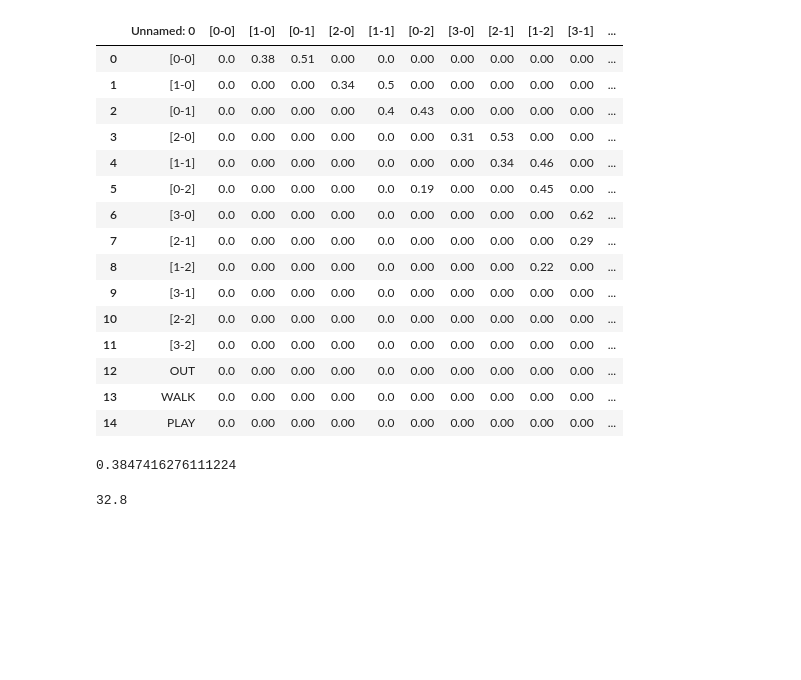
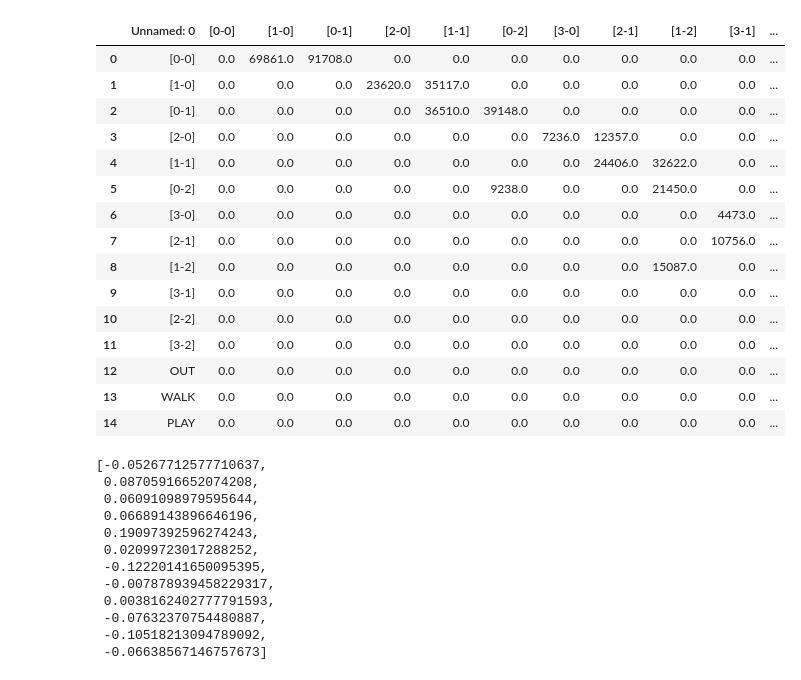
Before and after one commit to Lil-Crouton/markov-pitching-model, a Jupyter notebook: markov_plot.ipynb, the cells around one changed output. Cells and saved outputs as stored; diff of their text form; code cells hidden in the pictures; blank space fills up the shorter version.

```diff
--- a/markov_plot.ipynb
+++ b/markov_plot.ipynb
@@ -7,30 +8,23 @@ import plotly.offline as pyo
-# %%
-df = pd.read_csv('master_df.csv')
-df.round(2)
-# %% [output]
-|  | Unnamed: 0 | [0-0] | [1-0] | [0-1] | [2-0] | [1-1] | [0-2] | [3-0] | [2-1] | [1-2] | [3-1] | ... |
-| 0 | [0-0] | 0.0 | 0.38 | 0.51 | 0.00 | 0.0 | 0.00 | 0.00 | 0.00 | 0.00 | 0.00 | ... |
-| 1 | [1-0] | 0.0 | 0.00 | 0.00 | 0.34 | 0.5 | 0.00 | 0.00 | 0.00 | 0.00 | 0.00 | ... |
-| 2 | [0-1] | 0.0 | 0.00 | 0.00 | 0.00 | 0.4 | 0.43 | 0.00 | 0.00 | 0.00 | 0.00 | ... |
-| 3 | [2-0] | 0.0 | 0.00 | 0.00 | 0.00 | 0.0 | 0.00 | 0.31 | 0.53 | 0.00 | 0.00 | ... |
-| 4 | [1-1] | 0.0 | 0.00 | 0.00 | 0.00 | 0.0 | 0.00 | 0.00 | 0.34 | 0.46 | 0.00 | ... |
-| 5 | [0-2] | 0.0 | 0.00 | 0.00 | 0.00 | 0.0 | 0.19 | 0.00 | 0.00 | 0.45 | 0.00 | ... |
-| 6 | [3-0] | 0.0 | 0.00 | 0.00 | 0.00 | 0.0 | 0.00 | 0.00 | 0.00 | 0.00 | 0.62 | ... |
-| 7 | [2-1] | 0.0 | 0.00 | 0.00 | 0.00 | 0.0 | 0.00 | 0.00 | 0.00 | 0.00 | 0.29 | ... |
-| 8 | [1-2] | 0.0 | 0.00 | 0.00 | 0.00 | 0.0 | 0.00 | 0.00 | 0.00 | 0.22 | 0.00 | ... |
-| 9 | [3-1] | 0.0 | 0.00 | 0.00 | 0.00 | 0.0 | 0.00 | 0.00 | 0.00 | 0.00 | 0.00 | ... |
-| 10 | [2-2] | 0.0 | 0.00 | 0.00 | 0.00 | 0.0 | 0.00 | 0.00 | 0.00 | 0.00 | 0.00 | ... |
-| 11 | [3-2] | 0.0 | 0.00 | 0.00 | 0.00 | 0.0 | 0.00 | 0.00 | 0.00 | 0.00 | 0.00 | ... |
-| 12 | OUT | 0.0 | 0.00 | 0.00 | 0.00 | 0.0 | 0.00 | 0.00 | 0.00 | 0.00 | 0.00 | ... |
-| 13 | WALK | 0.0 | 0.00 | 0.00 | 0.00 | 0.0 | 0.00 | 0.00 | 0.00 | 0.00 | 0.00 | ... |
-| 14 | PLAY | 0.0 | 0.00 | 0.00 | 0.00 | 0.0 | 0.00 | 0.00 | 0.00 | 0.00 | 0.00 | ... |
-# %%
-df.iloc[0]['[1-0]']
-# %% [output]
-0.3847416276111224
-# %%
-round(df.iloc[6]['WALK']*100, 1)
-
-# df.iloc[6]['WALK']
-# %% [output]
-32.8
+# %%
+# Load Dataframes from csv files
+avg_counts_df = pd.read_csv('avg_counts_df.csv')
+avg_rates_df = pd.read_csv('avg_rates_df.csv')
+player_df = avg_counts_df.copy()
+player_df
+# %% [output]
+|  | Unnamed: 0 | [0-0] | [1-0] | [0-1] | [2-0] | [1-1] | [0-2] | [3-0] | [2-1] | [1-2] | [3-1] | ... |
+| 0 | [0-0] | 0.0 | 69861.0 | 91708.0 | 0.0 | 0.0 | 0.0 | 0.0 | 0.0 | 0.0 | 0.0 | ... |
+| 1 | [1-0] | 0.0 | 0.0 | 0.0 | 23620.0 | 35117.0 | 0.0 | 0.0 | 0.0 | 0.0 | 0.0 | ... |
+| 2 | [0-1] | 0.0 | 0.0 | 0.0 | 0.0 | 36510.0 | 39148.0 | 0.0 | 0.0 | 0.0 | 0.0 | ... |
+| 3 | [2-0] | 0.0 | 0.0 | 0.0 | 0.0 | 0.0 | 0.0 | 7236.0 | 12357.0 | 0.0 | 0.0 | ... |
+| 4 | [1-1] | 0.0 | 0.0 | 0.0 | 0.0 | 0.0 | 0.0 | 0.0 | 24406.0 | 32622.0 | 0.0 | ... |
+| 5 | [0-2] | 0.0 | 0.0 | 0.0 | 0.0 | 0.0 | 9238.0 | 0.0 | 0.0 | 21450.0 | 0.0 | ... |
+| 6 | [3-0] | 0.0 | 0.0 | 0.0 | 0.0 | 0.0 | 0.0 | 0.0 | 0.0 | 0.0 | 4473.0 | ... |
+| 7 | [2-1] | 0.0 | 0.0 | 0.0 | 0.0 | 0.0 | 0.0 | 0.0 | 0.0 | 0.0 | 10756.0 | ... |
+| 8 | [1-2] | 0.0 | 0.0 | 0.0 | 0.0 | 0.0 | 0.0 | 0.0 | 0.0 | 15087.0 | 0.0 | ... |
+| 9 | [3-1] | 0.0 | 0.0 | 0.0 | 0.0 | 0.0 | 0.0 | 0.0 | 0.0 | 0.0 | 0.0 | ... |
+| 10 | [2-2] | 0.0 | 0.0 | 0.0 | 0.0 | 0.0 | 0.0 | 0.0 | 0.0 | 0.0 | 0.0 | ... |
+| 11 | [3-2] | 0.0 | 0.0 | 0.0 | 0.0 | 0.0 | 0.0 | 0.0 | 0.0 | 0.0 | 0.0 | ... |
+| 12 | OUT | 0.0 | 0.0 | 0.0 | 0.0 | 0.0 | 0.0 | 0.0 | 0.0 | 0.0 | 0.0 | ... |
+| 13 | WALK | 0.0 | 0.0 | 0.0 | 0.0 | 0.0 | 0.0 | 0.0 | 0.0 | 0.0 | 0.0 | ... |
+| 14 | PLAY | 0.0 | 0.0 | 0.0 | 0.0 | 0.0 | 0.0 | 0.0 | 0.0 | 0.0 | 0.0 | ... |
@@ -36,0 +51,18 @@ round(df.iloc[6]['WALK']*100, 1)
+# %%
+pct_avg_counts = [i/sum(avg_counts) for i in avg_counts]
+pct_player_counts = [i/sum(player_counts) for i in player_counts]
+count_diff = [(pct_player_counts[i]-pct_avg_counts[i])*100 for i in range(len(player_counts))]
+count_diff
+# %% [output]
+[-0.05267712577710637,
+ 0.08705916652074208,
+ 0.06091098979595644,
+ 0.06689143896646196,
+ 0.19097392596274243,
+ 0.02099723017288252,
+ -0.12220141650095395,
+ -0.007878939458229317,
+ 0.0038162402777791593,
+ -0.07632370754480887,
+ -0.10518213094789092,
+ -0.06638567146757673]
```
Also changed, not shown: parts of 17 cells of this notebook, 4 other files.
